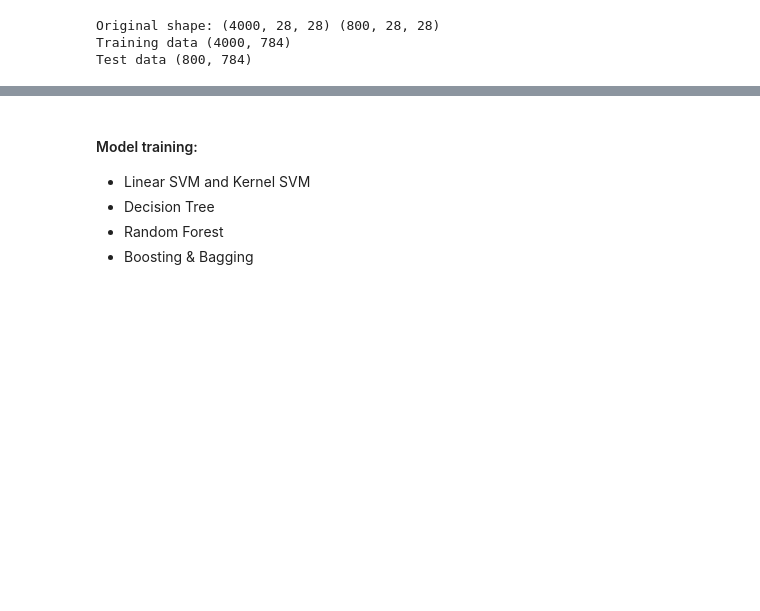
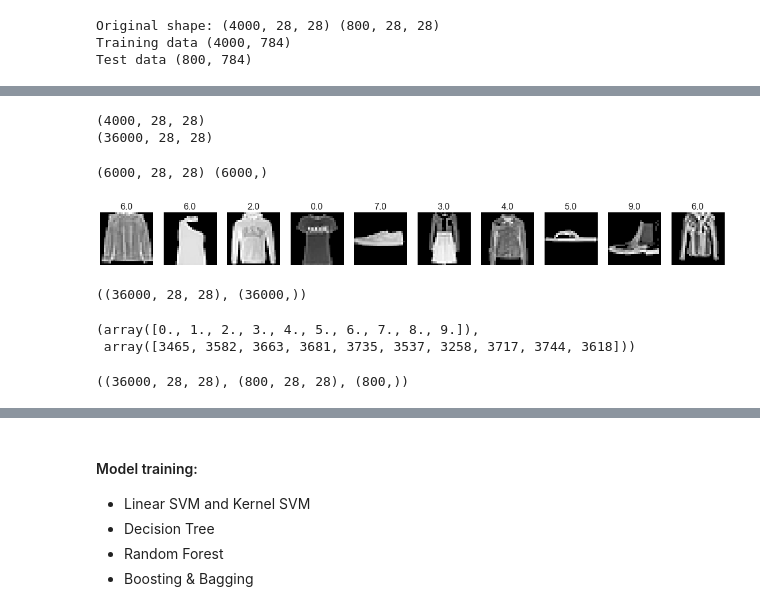
Before and after one commit to tranhoangkhuongvn/week6_fashion_mnist, a Jupyter notebook: Week6_Fashion_MNIST_khuong.ipynb, the cells around one changed output, grey strips where cells are left out. Saved outputs shown, nothing was run; the diff lists cells and outputs as text; code cells hidden in the pictures; blank space fills up the shorter version.

```diff
--- a/Week6_Fashion_MNIST_khuong.ipynb
+++ b/Week6_Fashion_MNIST_khuong.ipynb
@@ -540,0 +554,18 @@ for index in range(5):
+# %%
+enhanced_train_data = np.zeros((36000, 28, 28))
+enhanced_train_label = np.zeros((36000, ))
+for i in tqdm(range(X_train_denoised.shape[0])):
+    enhanced_train_data[i*9: i*9+9], enhanced_train_label[i*9:i*9+9] = image_generator(X_train_denoised[i], y_train_flat[i])
+    #plot_images(enhanced_train_data[i: i+9], enhanced_train_label[i:i+9])
+print(X_train_denoised.shape)
+print(enhanced_train_data.shape)
+# %% [output]
+(4000, 28, 28)
+(36000, 28, 28)
+# %%
+X_train_enhanced, y_train_enhanced = get_samples(6000, enhanced_train_data, enhanced_train_label)
+print(X_train_enhanced.shape, y_train_enhanced.shape)
+plot_images(X_train_enhanced[10:20], y_train_enhanced[10:20])
+# %% [output]
+(6000, 28, 28) (6000,)
+[figure, added]
@@ -540,0 +577,13 @@ for index in range(5):
+# %%
+enhanced_train_data.shape, enhanced_train_label.shape
+# %% [output]
+((36000, 28, 28), (36000,))
+# %%
+np.unique(enhanced_train_label, return_counts=True)
+# %% [output]
+(array([0., 1., 2., 3., 4., 5., 6., 7., 8., 9.]),
+ array([3465, 3582, 3663, 3681, 3735, 3537, 3258, 3717, 3744, 3618]))
+# %%
+enhanced_train_data.shape, X_test_denoised.shape, y_test_flat.shape
+# %% [output]
+((36000, 28, 28), (800, 28, 28), (800,))
```
Also changed, not shown: parts of 33 cells of this notebook.
